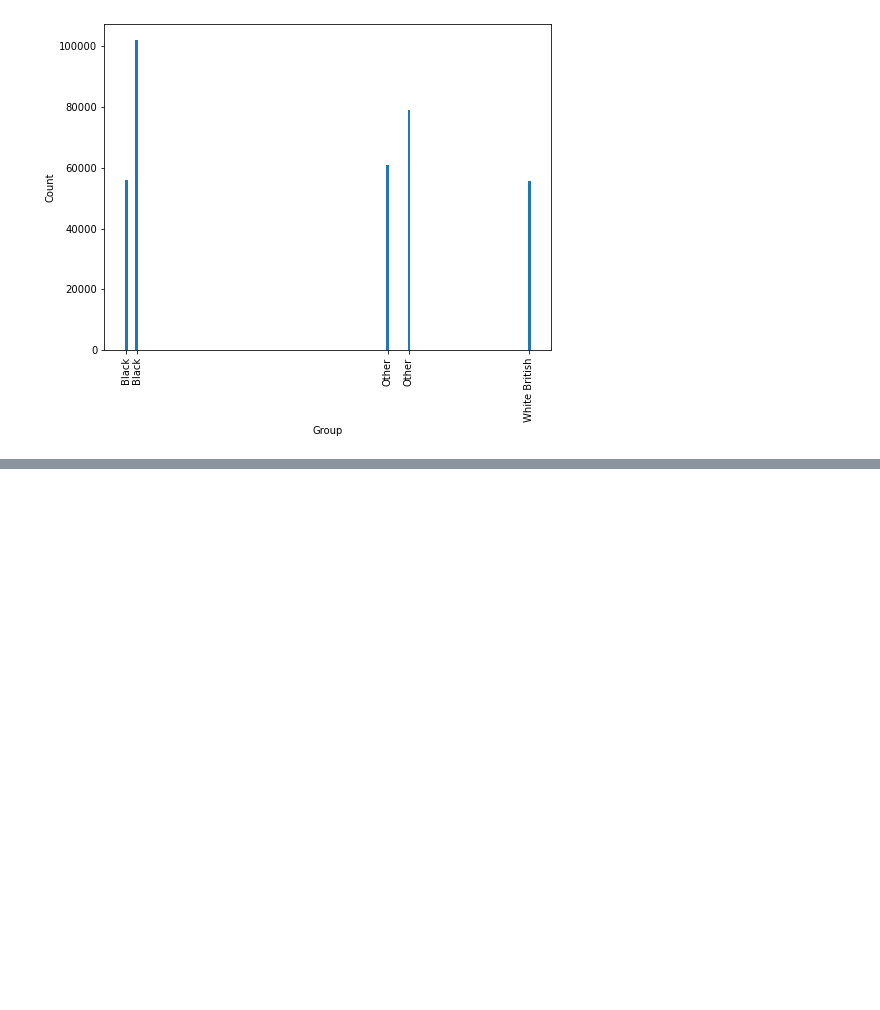
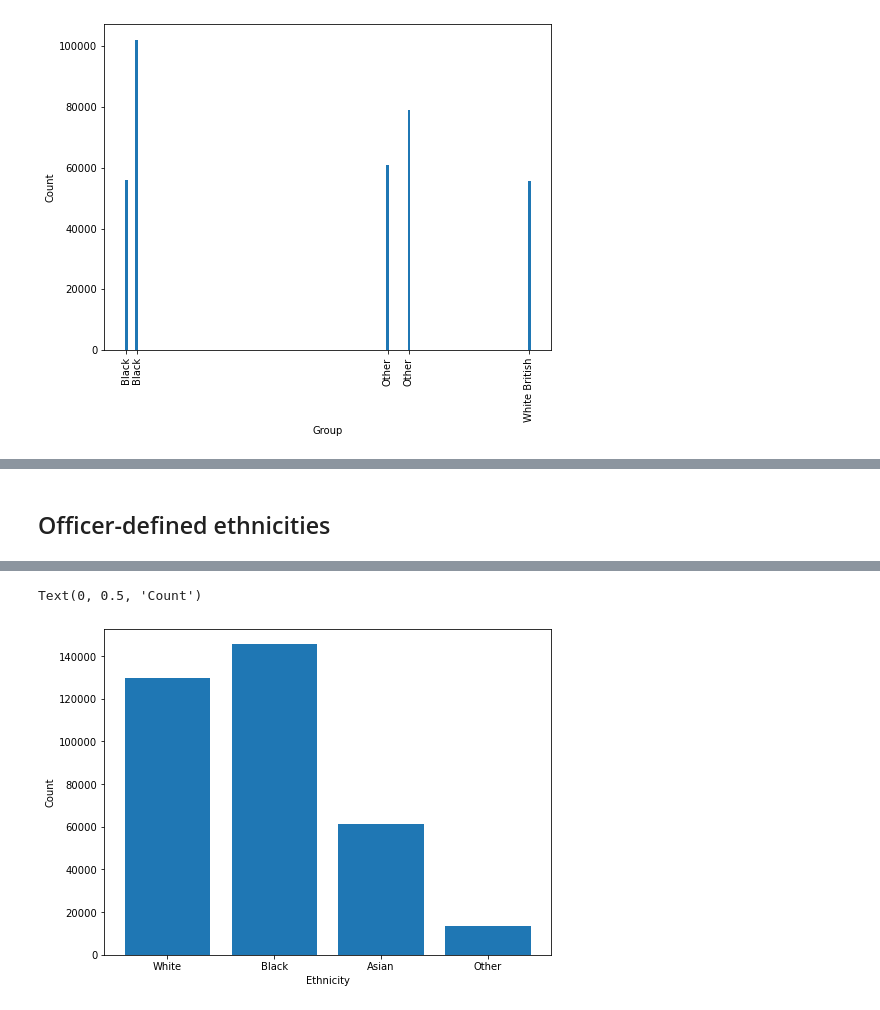
Before and after one commit to KostasBiris/Stop-and-Search-Project, a Jupyter notebook: StopAndSearchProgram.ipynb, the cells around one changed output, grey strips where cells are left out. Cells and saved outputs as stored; diff of their text form; code cells hidden in the pictures; blank space fills up the shorter version.

```diff
--- a/StopAndSearchProgram.ipynb
+++ b/StopAndSearchProgram.ipynb
@@ -736,0 +983,15 @@ plt.show()
+# %%
+import pandas as pd
+
+file_path = "D:\Old_Courses\Masters Modules\Individual Project\Program\prepandemic_combined_data.csv"
+
+# Read the CSV file into a DataFrame
+combined_data = pd.read_csv(file_path)
+
+# Retrieve the unique values in the "Age" column
+gender_values = combined_data["Age range"].unique()
+
+# Print the different values
+print("Different values in the 'Age range' column:")
+for value in gender_values:
+    print(value)
@@ -736,0 +1185,62 @@ plt.show()
+# %% [markdown]
+## Officer-defined ethnicities
+# %%
+import pandas as pd
+
+file_path = "D:\Old_Courses\Masters Modules\Individual Project\Program\pandemic_combined_data.csv"
+
+# Read the CSV file into a DataFrame
+combined_data = pd.read_csv(file_path)
+
+# Retrieve the unique values in the "Self-defined ethnicity" column
+ethnicity_values = combined_data["Officer-defined ethnicity"].unique()
+
+# Print the different values
+print("Different values in the 'Officer-defined ethnicity' column:")
+for value in ethnicity_values:
+    print(value)
+
+import pandas as pd
+import matplotlib.pyplot as plt
+
+file_path = "D:\Old_Courses\Masters Modules\Individual Project\Program\prepandemic_combined_data.csv"
+
+# Read the CSV file into a DataFrame
+combined_data = pd.read_csv(file_path)
+
+# Fill missing values in the "Self-defined ethnicity" column with a default value
+combined_data["Officer-defined ethnicity"].fillna("", inplace=True)
+
+# Filter the DataFrame based on the "Self-defined ethnicity" column
+
+# Whites
+white_filtered_data = combined_data[combined_data["Officer-defined ethnicity"].str.contains("White")]
+# Blacks
+black_filtered_data = combined_data[combined_data["Officer-defined ethnicity"].str.contains("Black")]
+# Asians
+asian_filtered_data = combined_data[combined_data["Officer-defined ethnicity"].str.contains("Asian")]
+# Others
+other_filtered_data = combined_data[combined_data["Officer-defined ethnicity"].str.contains("Other")]
+
+# Count the number of entries
+total_white_entries = white_filtered_data.shape[0]
+total_black_entries = black_filtered_data.shape[0]
+total_asian_entries = asian_filtered_data.shape[0]
+total_other_entries = other_filtered_data.shape[0]
+
+# Print the total counts
+print("\n")
+print(f"Total entries with 'White' ethnicity: {total_white_entries}")
+print(f"Total entries with 'Black' ethnicity: {total_black_entries}")
+print(f"Total entries with 'Asian' ethnicity: {total_asian_entries}")
+print(f"Total entries with 'Other' ethnicity: {total_other_entries}")
+
+# Create a histogram
+labels = ['White', 'Black', 'Asian', 'Other']
+counts = [total_white_entries, total_black_entries, total_asian_entries, total_other_entries]
+
+plt.figure(figsize=(8, 6))  # Adjust figure size
+plt.bar(labels, counts)
+plt.xlabel('Ethnicity')
+plt.ylabel('Count')
+# %% [output]
@@ -736,0 +1259,2 @@ plt.show()
+Text(0, 0.5, 'Count')
+[figure, added]
```
Also changed, not shown: parts of 51 cells of this notebook.
